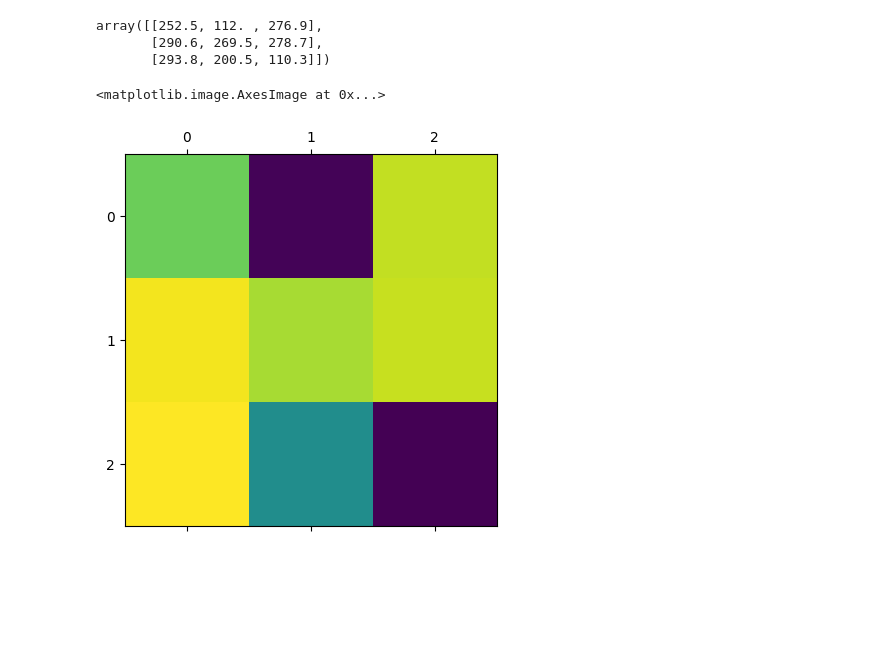
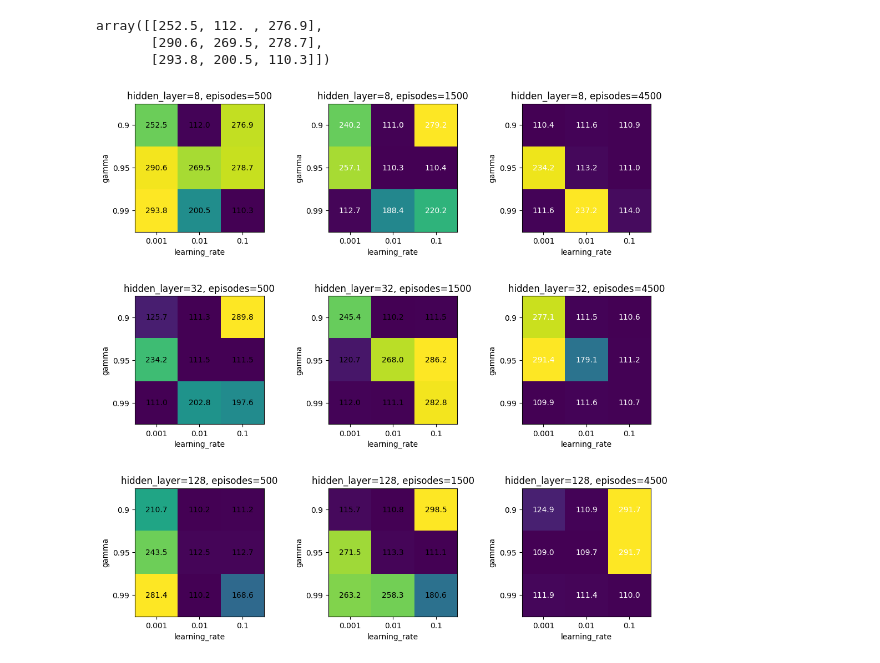
Before and after one commit to antosjakub/gamiq, a Jupyter notebook: read_results.ipynb, the cells around one changed output. Saved outputs shown, nothing was run; the diff lists cells and outputs as text; code cells hidden in the pictures; blank space fills up the shorter version.

Commit message:
plots for all combinations

```diff
--- a/read_results.ipynb
+++ b/read_results.ipynb
@@ -56,8 +56,52 @@ array([[252.5, 112. , 276.9],
        [293.8, 200.5, 110.3]])
 # %%
 import matplotlib.pyplot as plt
-# %%
-plt.matshow(results[0,0])
-# %% [output]
-<matplotlib.image.AxesImage at 0x...>
-[figure, removed]
+# %%
+from matplotlib.colors import Normalize
+import matplotlib.gridspec as gridspec
+
+# Create figure and GridSpec
+fig = plt.figure(figsize=(12, 12))
+outer_grid = gridspec.GridSpec(3, 3, wspace=0.5, hspace=0.5)
+for i in range(3):
+    for j in range(3):
+        all_values = results[i,j].flatten()
+        norm = Normalize(vmin=all_values.min(), vmax=all_values.max())
+        cmap = 'viridis'
+
+        square_matrix = results[i,j]
+        min_val = np.min(square_matrix)
+        max_val = np.max(square_matrix)
+
+        # Plot 6x6 square matrix
+        ax_square = fig.add_subplot(outer_grid[3*i+j])
+        im = ax_square.imshow(square_matrix, aspect='auto', cmap=cmap, norm=norm)
+        ax_square.set_xlabel("learning_rate")
+        ax_square.set_ylabel("gamma")
+        ax_square.set_xticks(np.arange(3))
+        ax_square.set_yticks(np.arange(3))
+        ax_square.set_xticklabels(learning_rate_options)
+        ax_square.set_yticklabels(gamma_options)
+        ax_square.set_xlim(-0.5, 2.5)
+        ax_square.set_title(f"hidden_layer={hidden_dim_options[i]}, episodes={episodes_options[j]}")
+        # add text to each pixel
+        for k in range(square_matrix.shape[0]):
+            for l in range(square_matrix.shape[1]):
+                string = str(np.round(square_matrix[k, l], 2))
+                if (square_matrix[i,j]-min_val)/(max_val-min_val) < 0.5:
+                    text = ax_square.text(l, k, string, ha='center', va='center', color='white')
+                else:
+                    text = ax_square.text(l, k, string, ha='center', va='center', color='black')
+
+        # Save axes for shared colorbar
+        #cbar_ax = fig.add_subplot(inner_grid[0])
+        #cbar = fig.colorbar(
+        #    ScalarMappable(norm=norm, cmap=cmap),
+        #    cax=cbar_ax,
+        #    orientation='horizontal',
+        #    label="probability"
+        #)
+
+plt.show()
+# %% [output]
+[figure, added]
```
Also changed, not shown: 1 other file.
